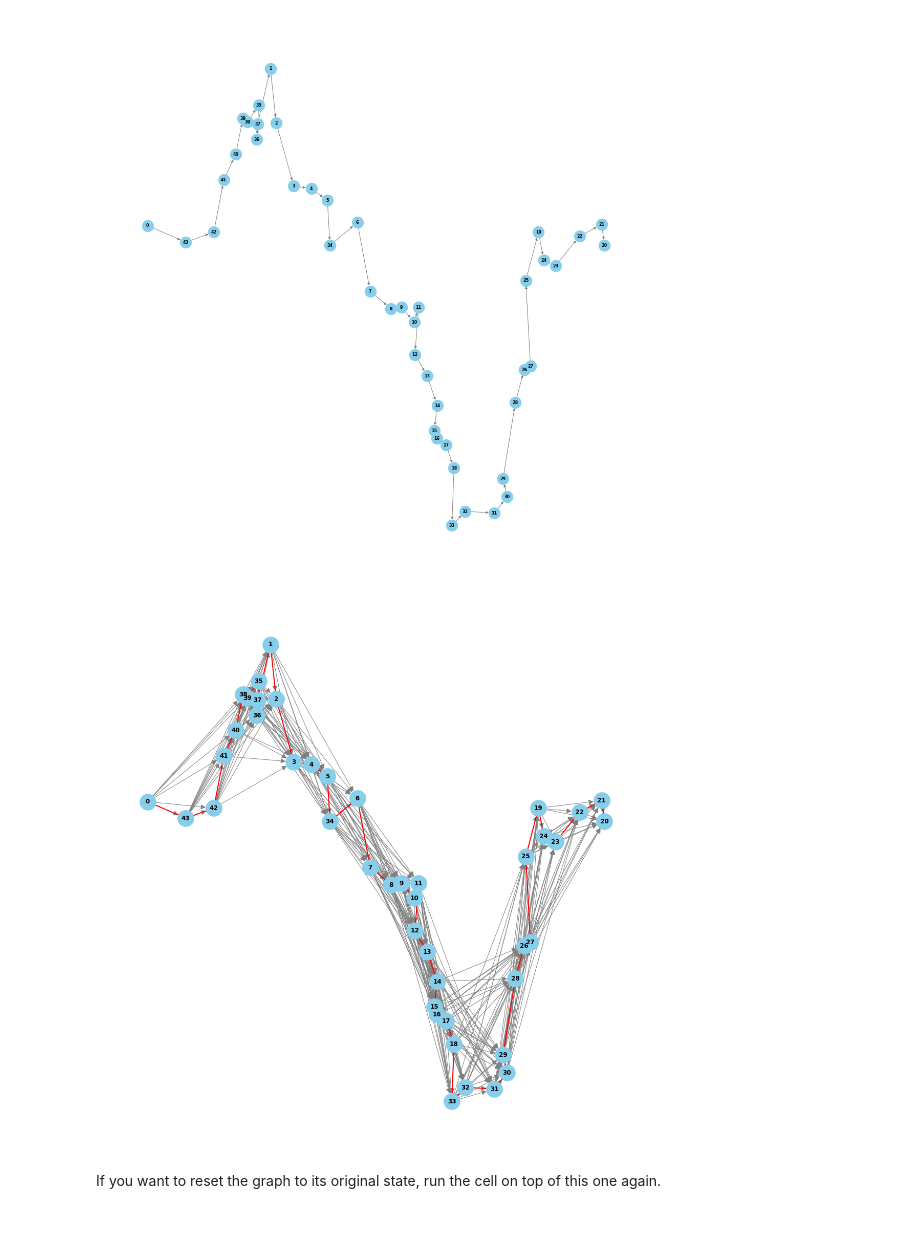
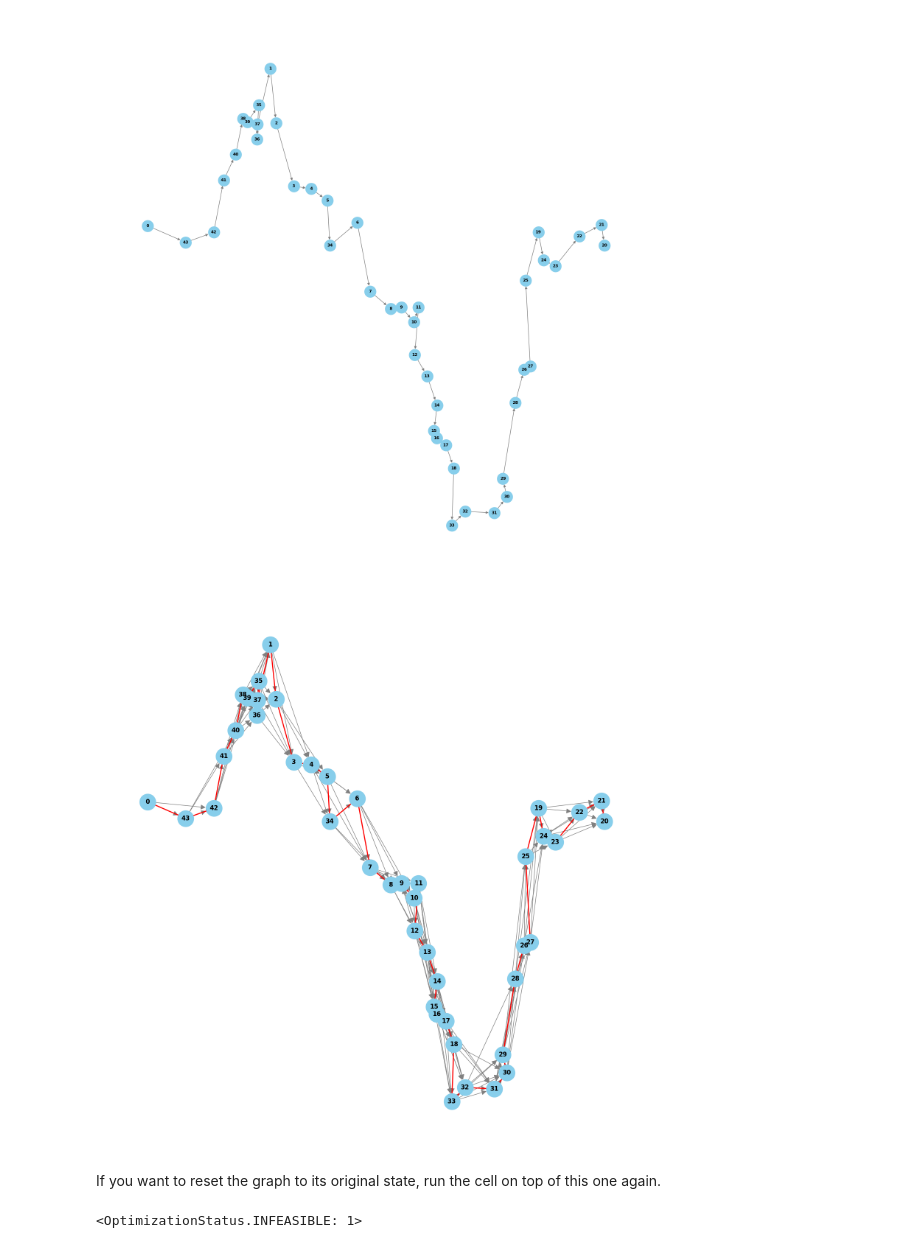
Before and after one commit to lorenzo-battiston/for-biglab, a Jupyter notebook: Text_big_project.ipynb, the cells around one changed output. Cells and saved outputs as stored; diff of their text form; code cells hidden in the pictures.

Commit message:
refactor the code and add constraints and objective function.

```diff
--- a/Text_big_project.ipynb
+++ b/Text_big_project.ipynb
@@ -305,14 +280,15 @@ Total distance from start to finish: 238507.22819670002
 G = nx.DiGraph()
 
 # Add nodes
-for i, row in nodes_data.iterrows():
-    G.add_node(row["tourist_dest_id"], pos=(row["x (longitude)"], row["y (latitude)"]),
-               label=row["Comune"] + " - " + str(row["Piazza"]))
+G.add_nodes_from(nodes_data.apply(lambda row: (
+    row["tourist_dest_id"],
+    {"pos": (row["x (longitude)"], row["y (latitude)"]), "label": f"{row['Comune']} - {row['Piazza']}"}
+), axis=1).tolist())
+
+
 
 # Add edges for the optimal path
-for i in range(len(path)):
-    origin, destination = path[i]
-    G.add_edge(origin, destination, distance=distance_matrix[origin][destination])
+G.add_edges_from([(origin, destination, {"distance": distance_matrix[origin][destination]}) for origin, destination in path])
 
 plt.figure(figsize=(15, 15))
 
@@ -325,41 +301,32 @@ plt.show()
 # %% [output]
 [figure]
 # %%
-max_distance = 50000  # 50,000 meters
+max_distance = 50_000  # 50,000 meters
 
-
-for start_node in ordered_path:
+for i, start_node in enumerate(ordered_path):
     accumulated_distance = 0
-    support_node = start_node
-    for next_node in ordered_path[ordered_path.index(start_node) + 1:]:
-        # Calculate the distance to the next node
-        distance_to_next = distance_matrix[support_node][next_node]
-        accumulated_distance += distance_to_next
-
-        # If accumulated distance is within the limit, add the edge
-        if accumulated_distance <= max_distance:
-            if not G.has_edge(support_node, next_node):
-                G.add_edge(support_node, next_node, distance=accumulated_distance)
-        else:
-            # Stop adding edges if the distance limit (50km) is exceeded
+    for next_node in ordered_path[i + 1:]:
+        accumulated_distance += distance_matrix[start_node][next_node]
+        if accumulated_distance <= max_distance and not G.has_edge(start_node, next_node):
+            G.add_edge(start_node, next_node, distance=accumulated_distance)
+        elif accumulated_distance > max_distance:
             break
-        support_node = next_node
 
 # Create a list of edges for the original path
 original_path_edges = [(ordered_path[i], ordered_path[i + 1]) for i in range(len(ordered_path) - 1)]
 
 # Visualization
 plt.figure(figsize=(15, 15))
 # Draw the graph with all connections
 nx.draw(G, pos, with_labels=True, node_size=1000, font_size=12, font_color="black", font_weight="bold",
         node_color="skyblue", edge_color="gray", arrowsize=20)
 
 # Highlight the original path in red
 nx.draw_networkx_edges(G, pos, edgelist=original_path_edges, edge_color='red', width=2)
 
 plt.show()
 # %% [output]
-[figure, old version]
+[figure, new version]
 # %% [markdown]
 If you want to reset the graph to its original state, run the cell on top of this one again.
 # %%
@@ -369,12 +336,31 @@ import mip
 m = mip.Model()
 
 # define the variables
+# x_i variable for selection of nodes
+x = [m.add_var(var_type=mip.BINARY) for j in range(n)]
+# y_ij variable if we have charging station at point i and at point j
+y = [[m.add_var(var_type=mip.BINARY) for j in range(n)] for i in range(n)]
 
-# TO DO
+#  define the constraints
+
+# Budget Constraint
+m += mip.xsum(nodes_data.loc[i, 'Cost_of_installation [euro]'] * x[i] for i in nodes_data.index) <= budget
+
+# Linking constraint
+for i in range(n):
+    for j in range(n):
+        if i != j:
+            m += y[i][j] <= x[i] + x[j] - 1
 
 
-#  define the constraints
-# Budget Constraint
+# Dummy Variable constraint
+z = m.add_var('z')
+# Now, add a constraint to ensure that z is greater than or equal to each d_ij * y_ij
+for i in range(n):  # Assuming n is the number of tourist sites
+    for j in range(n):
+        if i != j:
+            m += distance_matrix[i][j] * y[i][j] <= z
+
 
 # Flow Conservation Constraints
 
@@ -383,9 +369,13 @@ m = mip.Model()
 
 
 # optimize objective function
+m.objective = mip.minimize(z)
+
 # TO DO
 
 
 m.optimize()
+# %% [output]
+<OptimizationStatus.INFEASIBLE: 1>
 # %%
 print(m.objective_value)
```
Also changed, not shown: parts of 3 cells of this notebook.
